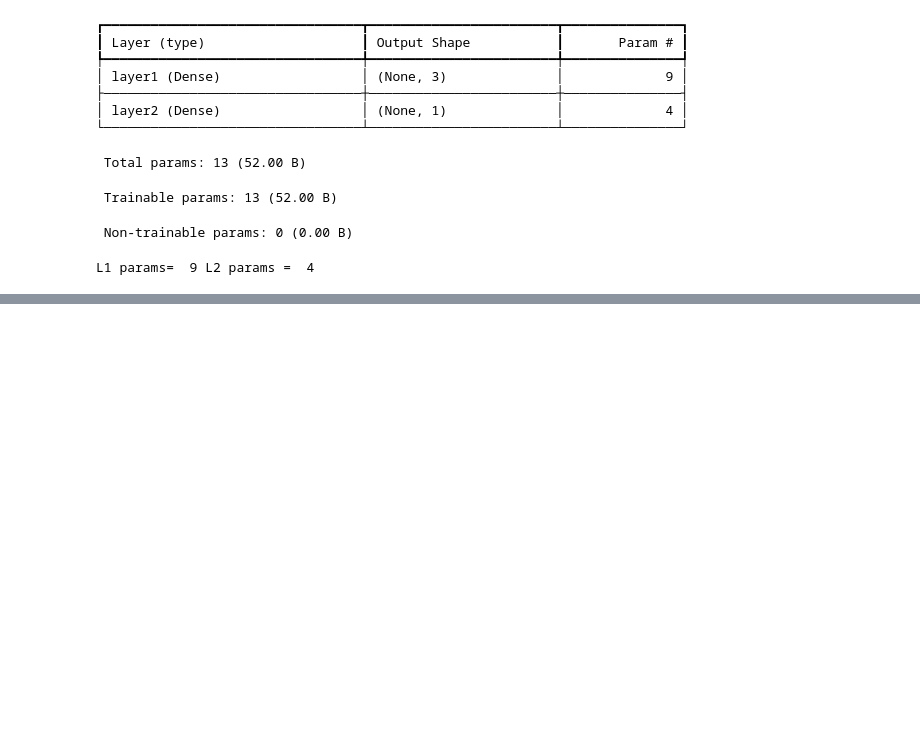
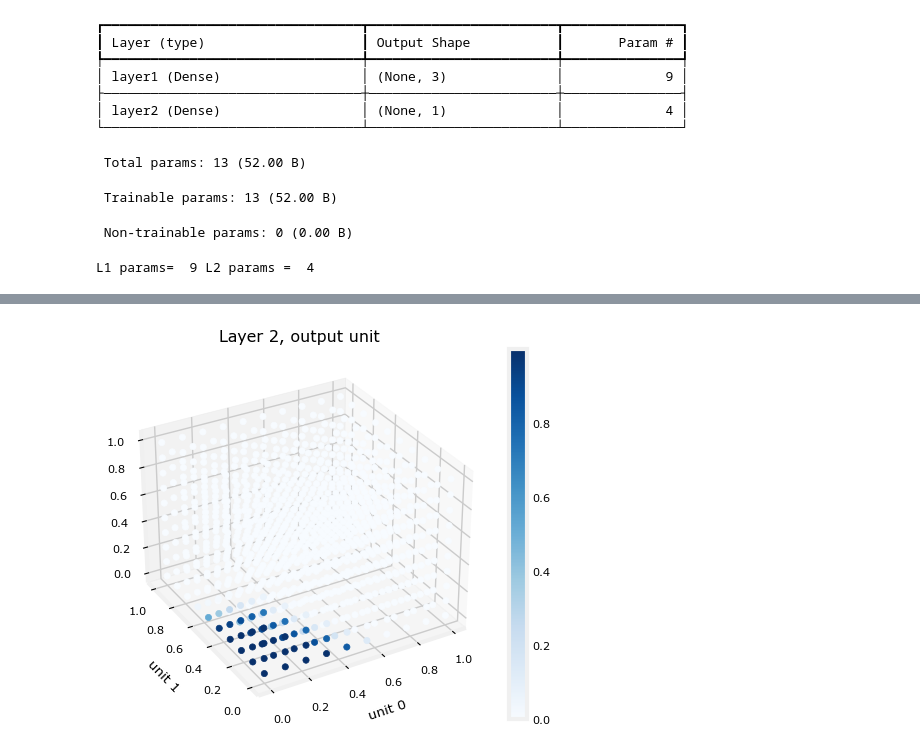
Before and after one commit to Roshanchau/learning_ML, a Jupyter notebook: Advanced_learning_algorithms/2_coffee_roasting_neuralNet.ipynb, the cells around one changed output, grey strips where cells are left out. Saved outputs shown, nothing was run; the diff lists cells and outputs as text; code cells hidden in the pictures; blank space fills up the shorter version.

```diff
--- a/Advanced_learning_algorithms/2_coffee_roasting_neuralNet.ipynb
+++ b/Advanced_learning_algorithms/2_coffee_roasting_neuralNet.ipynb
@@ -76,0 +195,4 @@ L1 params=  9 L2 params =  4
+# %%
+plt_output_unit(W2 ,b2)
+# %% [output]
+[figure, added]
```
Also changed, not shown: parts of 13 cells of this notebook, 1 other file.
